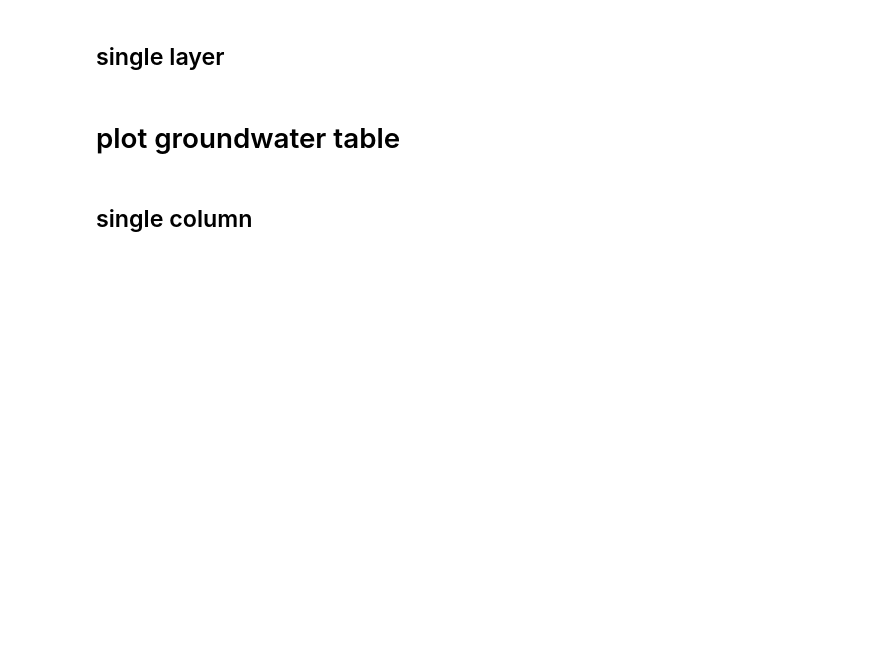
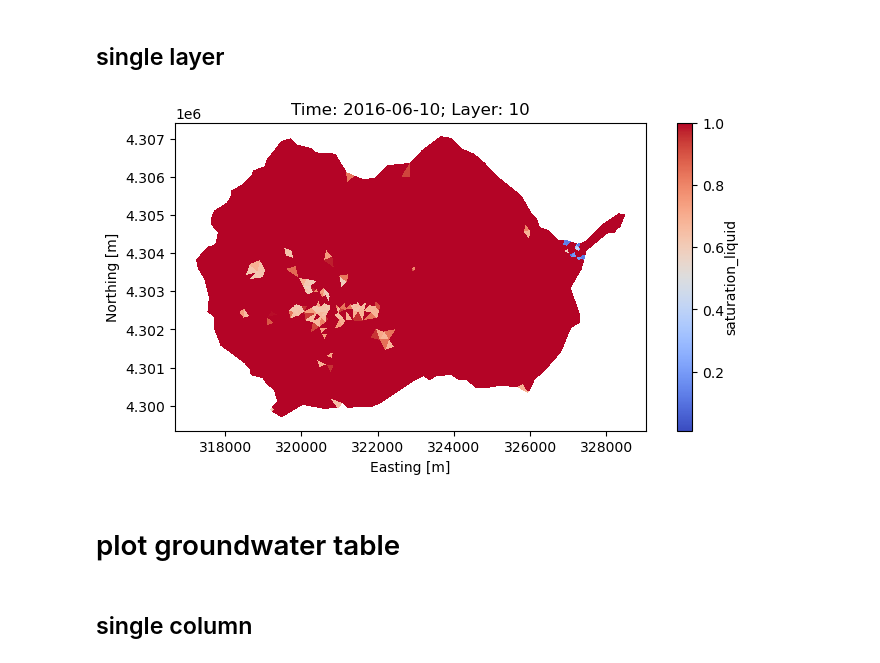
Before and after one commit to pinshuai/ats-workflow, a Jupyter notebook: src/chapters/plot_subsurface.ipynb, the cells around one changed output. Saved outputs shown, nothing was run; the diff lists cells and outputs as text; code cells hidden in the pictures; blank space fills up the shorter version.

```diff
--- a/src/chapters/plot_subsurface.ipynb
+++ b/src/chapters/plot_subsurface.ipynb
@@ -66,8 +91,10 @@ fig, ax = pv.plot_column_data(visfile, var_name = "saturation_liquid", cmap = "c
 time_slice = '2016-6-10'
 # %%
 fig, ax = pv.plot_layer_data(visfile, var_name = "saturation_liquid",
-                             layer_ind = 0, time_slice= time_slice,
+                             layer_ind = 9, time_slice= time_slice,
                           cmap = "coolwarm")
+# %% [output]
+[figure, added]
 # %% [markdown]
 # plot groundwater table
 # %% [markdown]
```
Also changed, not shown: parts of 6 cells of this notebook, 4 other files.
